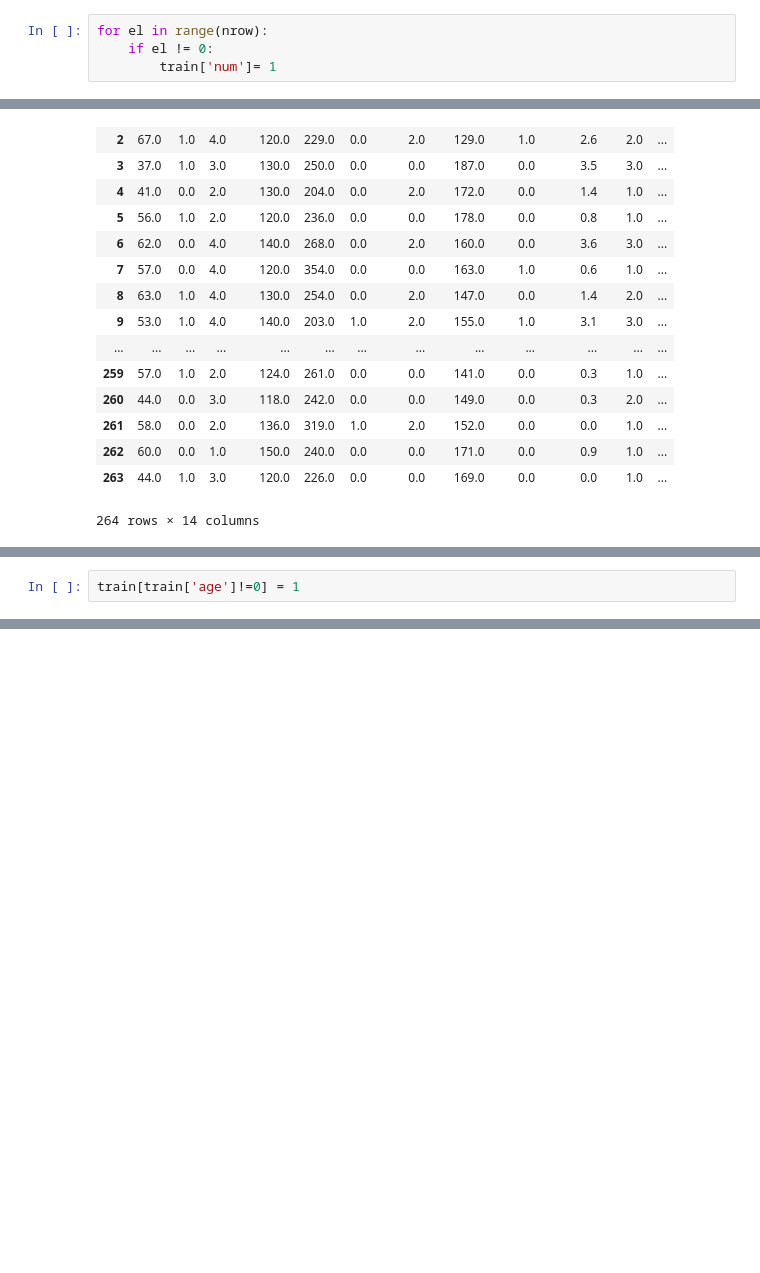
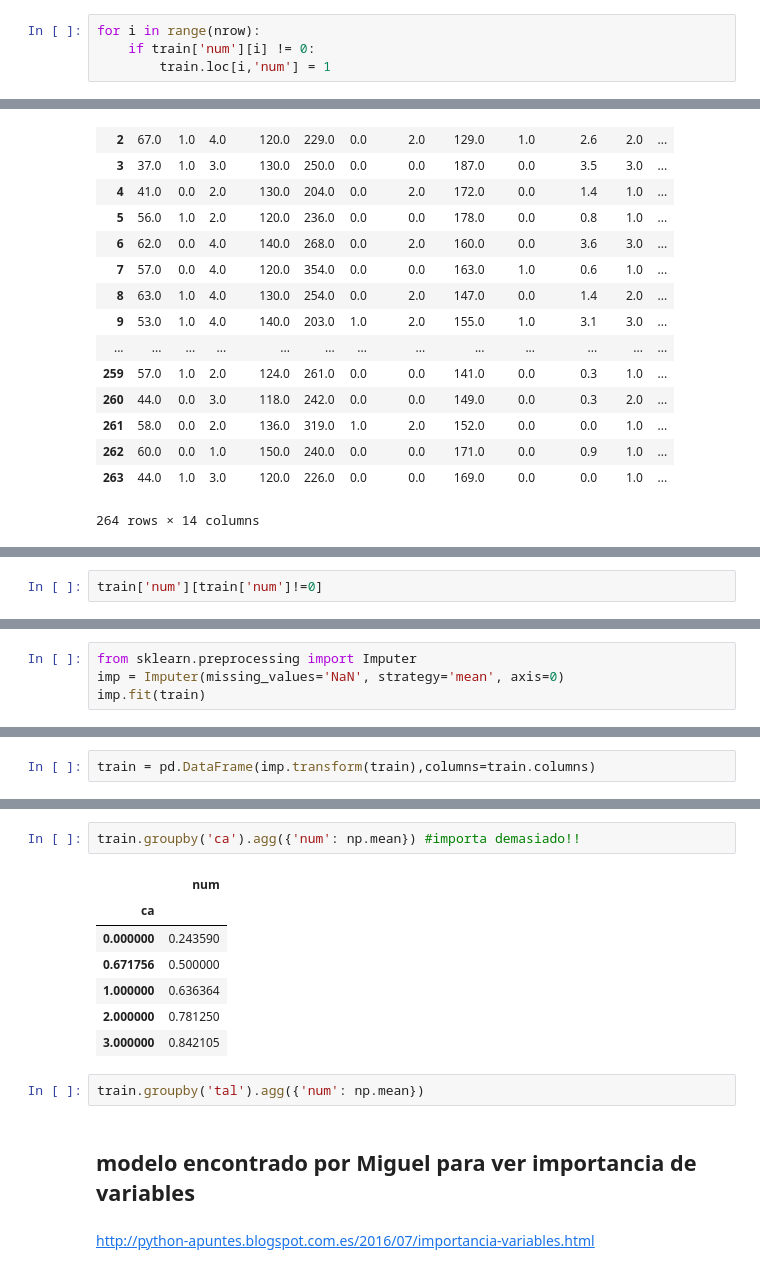
Before and after one commit to datalabusal2018/MachineLearningTest, a Jupyter notebook: juanpe_exploracion_pandas_datalab.ipynb, the cells around one changed output, grey strips where cells are left out. Drawn from its saved outputs; the diff is of its cells as text; blank space fills up the shorter version.

```diff
--- a/juanpe_exploracion_pandas_datalab.ipynb
+++ b/juanpe_exploracion_pandas_datalab.ipynb
@@ -124,9 +96,9 @@ array([0, 2, 1, 3, 4], dtype=int64)
 # %% [markdown]
 vamos a hacer un for
 # %%
-for el in range(nrow):
-    if el != 0:
-        train['num']= 1
+for i in range(nrow):
+    if train['num'][i] != 0:
+        train.loc[i,'num'] = 1
 # %%
 train
 # %% [output]
@@ -155,2 +125,2 @@ range(0, 264)
 # %%
-train[train['age']!=0] = 1
+train['num'][train['num']!=0]
@@ -206,0 +150,4 @@ train[train['num']!= 0]
+# %%
+from sklearn.preprocessing import Imputer
+imp = Imputer(missing_values='NaN', strategy='mean', axis=0)
+imp.fit(train)
@@ -206,0 +158,2 @@ train[train['num']!= 0]
+# %%
+train = pd.DataFrame(imp.transform(train),columns=train.columns)
@@ -206,0 +244,16 @@ train[train['num']!= 0]
+# %%
+train.groupby('ca').agg({'num': np.mean}) #importa demasiado!!
+# %% [output]
+|  | num |
+| ca |  |
+| 0.000000 | 0.243590 |
+| 0.671756 | 0.500000 |
+| 1.000000 | 0.636364 |
+| 2.000000 | 0.781250 |
+| 3.000000 | 0.842105 |
+# %%
+train.groupby('tal').agg({'num': np.mean})
+# %% [markdown]
+## modelo encontrado por Miguel para ver importancia de variables
+# %% [markdown]
+http://python-apuntes.blogspot.com.es/2016/07/importancia-variables.html
```
Also changed, not shown: parts of 37 cells of this notebook.
